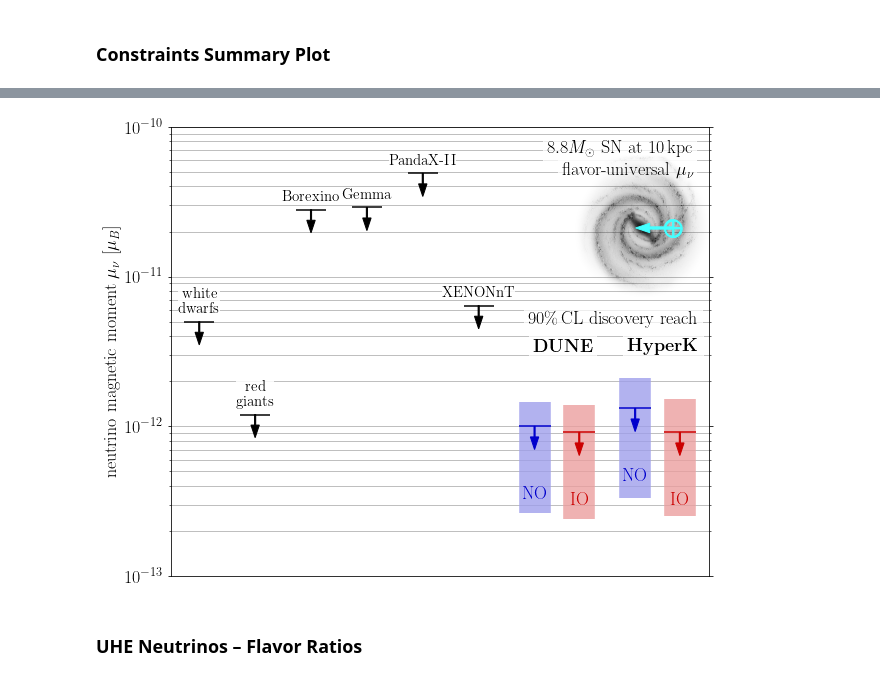
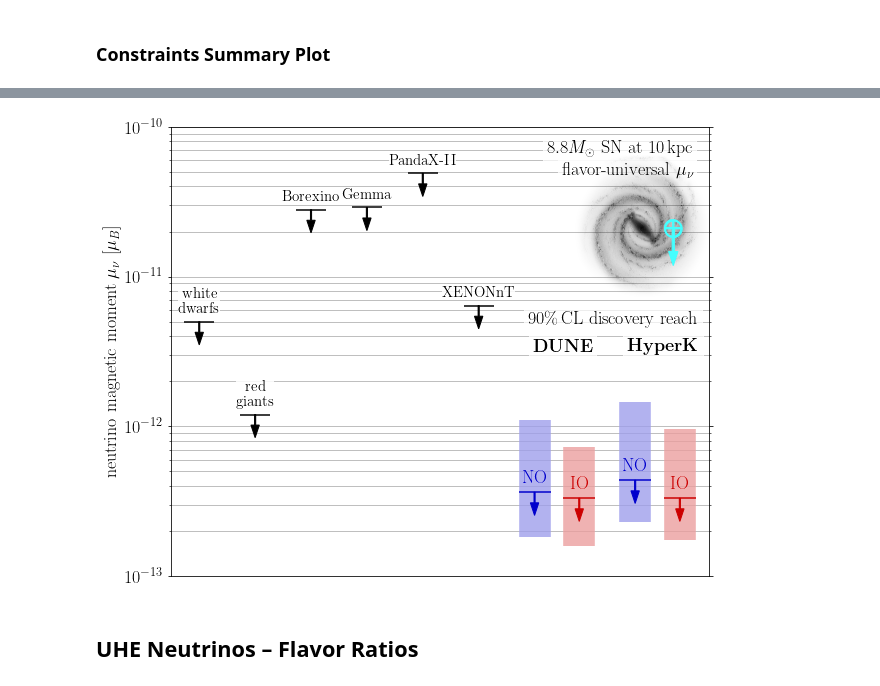
Before and after one commit to koppj/mm-astro-nu, a Jupyter notebook: SN_detection_turbulent.ipynb, the cells around one changed output, grey strips where cells are left out. Saved outputs shown, nothing was run; the diff lists cells and outputs as text; code cells hidden in the pictures.

```diff
--- a/SN_detection_turbulent.ipynb
+++ b/SN_detection_turbulent.ipynb
@@ -71,7 +74,7 @@ fig.savefig('fig/B-field-plot-los{:.2f}.pdf'.format(p.phi_los/np.pi),
 mu0       = 5e-13 * mu_b             # magnetic moment
 d         = 10*kpc                   # distance to the SN
 theta_los = 0.                       # direction of line of sight
-phi_los   = np.pi                    #   phi_los=0. = away from the GC
+phi_los   = -np.pi/2                 #   phi_los=0. = away from the GC
 l0        = 0.01                     # nominal outer turbulence scale [kpc]
 B0        = 2.                       # nominal B field strength [muG]
 n_samples = 100                      # number of random B field configurations
@@ -375,7 +378,7 @@ mu_max          = 1e-11 * mu_b
 mu_table        = np.logspace(np.log10(mu_min/mu_b), np.log10(mu_max/mu_b), 51) * mu_b
 d               = 10*kpc                   # distance to the SN
 theta_los       = 0.                       # direction of line of sight
-phi_los         = np.pi                    #   phi_los=0. = away from the GC
+phi_los         = -np.pi/2                 #   phi_los=0. = away from the GC
 l0              = 0.01                     # nominal outer turbulence scale [kpc]
 B0              = 2.                       # nominal B field strength [muG]
 sigma_l         = 0.05                     # systematic uncertainty in the outer turbulence scale [kpc]
@@ -393,8 +396,12 @@ p               = neutrino_propagator(d=d, theta_los=theta_los, phi_los=phi_los,
 for j, l, B, a in zip(range(n_samples+1), l_table, B_table, a_table):
     print(j)
     np.savetxt('chi2.log', [j,l,B,a])
-    p.generate_B_field_gal(d=d, theta_los=theta_los, phi_los=phi_los, Bturb=B, outer_scale=l, random_B_coh=True, cpus=8,
-                           mu_range=np.array([0] + list(mu_table[::2]) + [1.1*mu_max]))
+    if j == 0:
+        p.generate_B_field_gal(d=d, theta_los=theta_los, phi_los=phi_los, Bturb=B0, outer_scale=l0, random_B_coh=False, cpus=8,
+                               mu_range=np.array([0] + list(mu_table[::2]) + [1.1*mu_max]))
+    else:
+        p.generate_B_field_gal(d=d, theta_los=theta_los, phi_los=phi_los, Bturb=B, outer_scale=l, random_B_coh=True, cpus=8,
+                               mu_range=np.array([0] + list(mu_table[::2]) + [1.1*mu_max]))
     for mh in ['NH','IH']:
         for s, M in zip(['muonly','allflavors'], [M_mu_only, M_all_flavors]):
             if not (mh,s) in rate_table_DUNE.keys():
@@ -610,26 +670,6 @@ labels = [ "white \n dwarfs",
            "Gemma",
            "PandaX-II",
            "XENONnT" ]
-
-# compute limits based on our chi^2 data
-def find_limit(x, chi2_table, thr=2.71):
-    """determine at which x the function tabulated in chi2_table
-       first crosses the given threshold"""
-
-    chi2_table = chi2_table - min(chi2_table)
-    if np.count_nonzero(chi2_table > thr) == 0:
-        return np.inf
-    elif np.count_nonzero(chi2_table <= thr) == 0:
-        return x[0]
-    else:
-        return optimize.brentq( interpolate.interp1d(x, chi2_table - thr,
-                                                     bounds_error=False, fill_value=0.),
-                                                     a=x[0], b=x[(chi2_table>thr)][0])
-mu_limits = {}
-for mh in ['NH','IH']:
-    for s in ['muonly','allflavors']:
-        for exp in ['DUNE','HK']:
-            mu_limits[s,mh,exp] = np.array([ find_limit(mu_table, c) for c in chi2_table[s,mh,exp] ])
 
 # plot external limits
 fig, ax = plt.subplots(figsize=(9,7))
@@ -650,12 +690,12 @@ for exp in ['DUNE','HK']:
                     linewidth=np.sqrt(1000.), solid_capstyle='butt', color='white', alpha=0.7, zorder=2.1)
             ax.plot([k,k], [np.quantile(mu_limits[s,mh,exp], q)/mu_b, np.quantile(mu_limits[s,mh,exp], 1-q)/mu_b],
                     linewidth=np.sqrt(1000.), solid_capstyle='butt', color=my_color, alpha=0.3, zorder=2.2)
-            ax.scatter([k], mu_limits[s,mh,exp][0]/mu_b, s=1000, marker='_', color=my_color, zorder=2.3)
-            ax.arrow(k, mu_limits[s,mh,exp][0]/mu_b, 0, -0.3*mu_limits[s,mh,exp][0]/mu_b,
-                     head_length=0.15*mu_limits[s,mh,exp][0]/mu_b, width=0.02,
+            ax.scatter([k], mu_limits[s,mh,exp][i_median[s,mh,exp]]/mu_b, s=1000, marker='_', color=my_color, zorder=2.3)
+            ax.arrow(k, mu_limits[s,mh,exp][i_median[s,mh,exp]]/mu_b, 0, -0.3*mu_limits[s,mh,exp][i_median[s,mh,exp]]/mu_b,
+                     head_length=0.15*mu_limits[s,mh,exp][i_median[s,mh,exp]]/mu_b, width=0.02,
                      head_width=0.15, length_includes_head=True, fc=my_color, ec=my_color, zorder=2.3)
             ax.annotate('NO' if mh=='NH' else 'IO',
-                        (k, 0.4*mu_limits[s,mh,exp][0]/mu_b), va='top', ha='center', color=my_color)
+                        (k, 1.1*mu_limits[s,mh,exp][i_median[s,mh,exp]]/mu_b), va='bottom', ha='center', color=my_color)
             k = k + .8
     k = k + .2
 
@@ -665,36 +705,36 @@ mw_img = plt.imread('data/milky-way-no-labels.png')
 d_img  = 41.73 # kpc
 axins.imshow(mw_img, extent=[-d_img/2.,d_img/2.,-d_img/2.,d_img/2.],
              cmap='gray', vmin=0, vmax=255, zorder=1)
 axins.axis('off')
 X_Earth = np.array([8.5,0,0]) # our location in the Milky Way
 axins.annotate(r'$\boldsymbol{\pmb\bigoplus}$', X_Earth[:2], color='#44ffff',
                ha='center', va='center', size=18)
 axins.arrow(X_Earth[0], X_Earth[1], d/kpc * np.cos(phi_los), d/kpc * np.sin(phi_los),
             color='#44ffff', length_includes_head=True, width=0.6,
             head_width=2.5)
 
 # more annotations
 ax.annotate(r'90\%\,CL discovery reach', (7.4,4.6e-12), ha='center', va='bottom', backgroundcolor='#ffffffbb')
 ax.annotate(r'\bf DUNE',                 (6.5,3e-12), ha='center', va='bottom', backgroundcolor='#ffffffbb')
 ax.annotate(r'\bf HyperK',               (8.3,3e-12), ha='center', va='bottom', backgroundcolor='#ffffffbb')
 ax.annotate(r'$8.8 M_\odot$ SN at 10\,kpc', (0.97,0.97), xycoords='axes fraction',
             ha='right', va='top', backgroundcolor='#ffffffbb')
 ax.annotate(r'flavor-universal $\mu_\nu$',  (0.97,0.92), xycoords='axes fraction',
             ha='right', va='top', backgroundcolor='#ffffffbb')
 
 ax.set_yscale('log')
 ax.set_ylim(1e-13, 1e-10)
 ax.tick_params(axis='x', bottom=False, labelbottom=False)
 ax.tick_params(axis='y', which='both', right=True)
 ax.set_ylabel(r'neutrino magnetic moment $\mu_\nu$ [$\mu_B$]')
 plt.tight_layout()
 plt.grid(axis='y', which='both')
 plt.savefig("fig/limits.pdf")
 plt.show()
 # %% [output]
-[figure, old version]
+[figure, new version]
 # %% [markdown]
-### UHE Neutrinos – Flavor Ratios
+## UHE Neutrinos – Flavor Ratios
 # %%
 fs = np.array([[0, 1, 0], [1, 2, 0]])  # flavor ratios at the source
 
```
Also changed, not shown: parts of 13 cells of this notebook, 17 other files.
